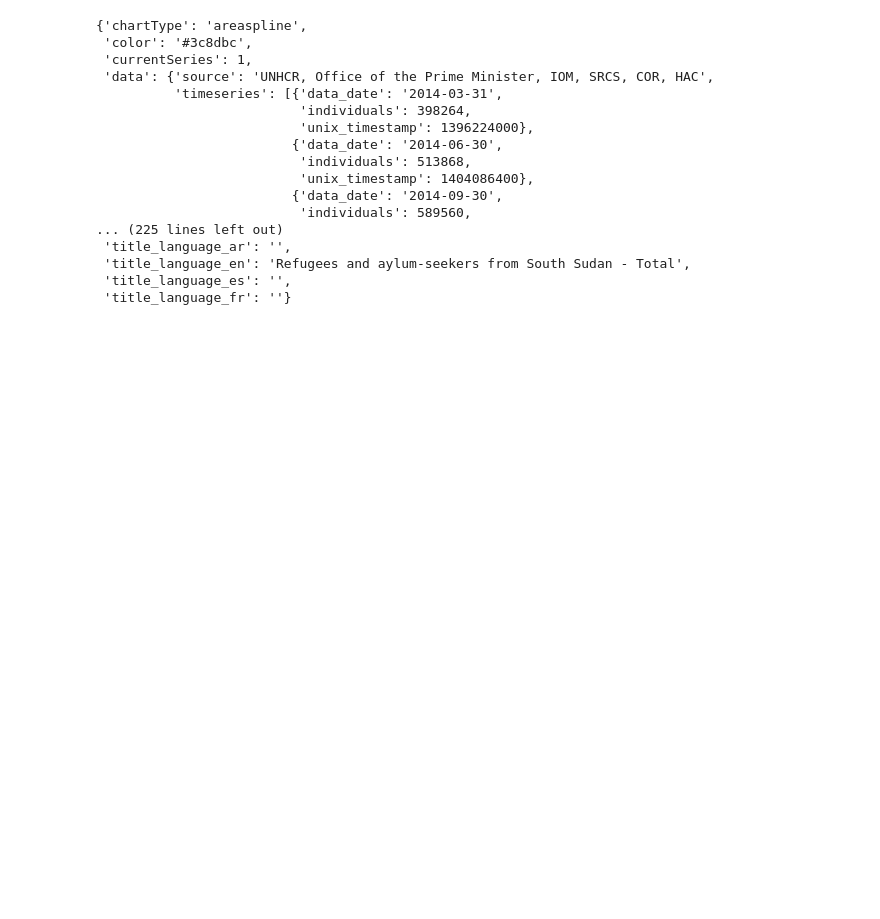
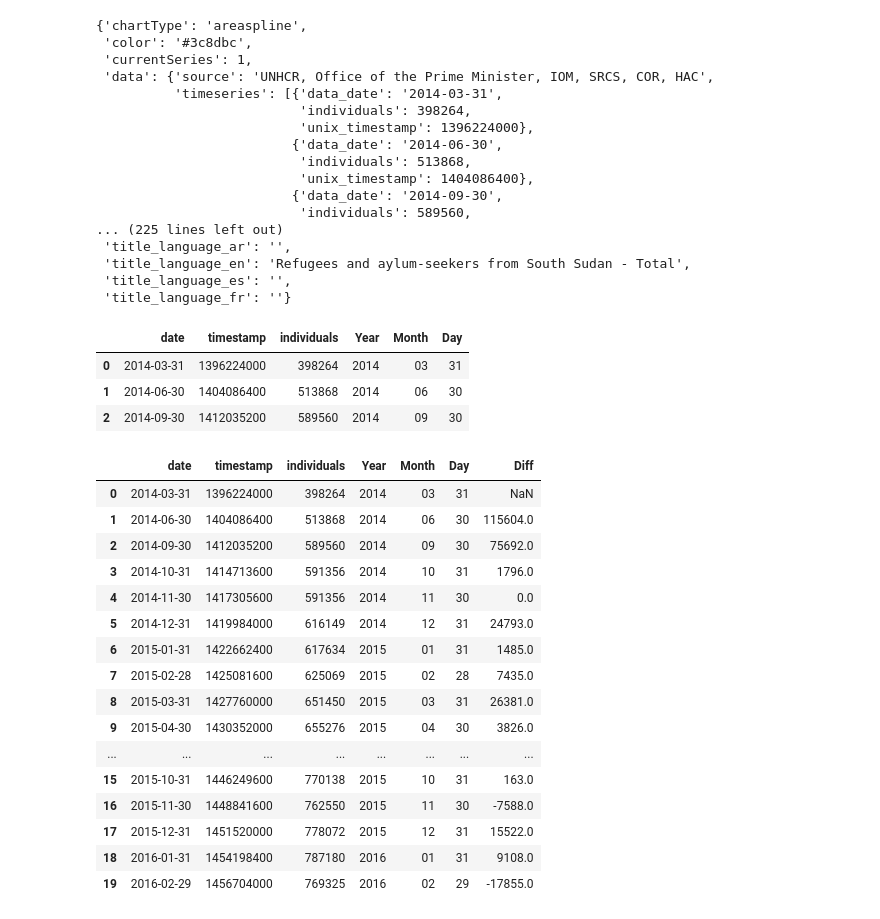
Before and after one commit to hbshih/Data-Science-17-18-Project, a Jupyter notebook: Refugees_To_[Country]_Explained.ipynb, the cells around one changed output. Drawn from its saved outputs; the diff is of its cells as text; code cells hidden in the pictures; blank space fills up the shorter version.

```diff
--- a/Refugees_To_[Country]_Explained.ipynb
+++ b/Refugees_To_[Country]_Explained.ipynb
@@ -129,6 +151,9 @@ for data in data_country:
     individuals.append(data['individuals'])
 
 df = pd.DataFrame({'date': date, 'timestamp': timestamp, 'individuals': individuals})
+df['Year']=[d.split('-')[0] for d in df.date]
+df['Month']=[d.split('-')[1] for d in df.date]
+df['Day']=[d.split('-')[2] for d in df.date]
 df.head(3)
 df.to_csv('refugees from south-sudan all_cleaned.csv', sep = ',')
 # %% [output]
@@ -149,3 +174,31 @@ df.to_csv('refugees from south-sudan all_cleaned.csv', sep = ',')
  'title_language_en': 'Refugees and aylum-seekers from South Sudan - Total',
  'title_language_es': '',
  'title_language_fr': ''}
+# %%
+df.head(3)
+# %% [output]
+|  | date | timestamp | individuals | Year | Month | Day |
+| 0 | 2014-03-31 | 1396224000 | 398264 | 2014 | 03 | 31 |
+| 1 | 2014-06-30 | 1404086400 | 513868 | 2014 | 06 | 30 |
+| 2 | 2014-09-30 | 1412035200 | 589560 | 2014 | 09 | 30 |
+# %%
+df['Diff'] = df['individuals'].diff()
+df.head(20)
+# %% [output]
+|  | date | timestamp | individuals | Year | Month | Day | Diff |
+| 0 | 2014-03-31 | 1396224000 | 398264 | 2014 | 03 | 31 | NaN |
+| 1 | 2014-06-30 | 1404086400 | 513868 | 2014 | 06 | 30 | 115604.0 |
+| 2 | 2014-09-30 | 1412035200 | 589560 | 2014 | 09 | 30 | 75692.0 |
+| 3 | 2014-10-31 | 1414713600 | 591356 | 2014 | 10 | 31 | 1796.0 |
+| 4 | 2014-11-30 | 1417305600 | 591356 | 2014 | 11 | 30 | 0.0 |
+| 5 | 2014-12-31 | 1419984000 | 616149 | 2014 | 12 | 31 | 24793.0 |
+| 6 | 2015-01-31 | 1422662400 | 617634 | 2015 | 01 | 31 | 1485.0 |
+| 7 | 2015-02-28 | 1425081600 | 625069 | 2015 | 02 | 28 | 7435.0 |
+| 8 | 2015-03-31 | 1427760000 | 651450 | 2015 | 03 | 31 | 26381.0 |
+| 9 | 2015-04-30 | 1430352000 | 655276 | 2015 | 04 | 30 | 3826.0 |
+| ... | ... | ... | ... | ... | ... | ... | ... |
+| 15 | 2015-10-31 | 1446249600 | 770138 | 2015 | 10 | 31 | 163.0 |
+| 16 | 2015-11-30 | 1448841600 | 762550 | 2015 | 11 | 30 | -7588.0 |
+| 17 | 2015-12-31 | 1451520000 | 778072 | 2015 | 12 | 31 | 15522.0 |
+| 18 | 2016-01-31 | 1454198400 | 787180 | 2016 | 01 | 31 | 9108.0 |
+| 19 | 2016-02-29 | 1456704000 | 769325 | 2016 | 02 | 29 | -17855.0 |
```
Also changed, not shown: parts of 4 cells of this notebook, 14 other files.
